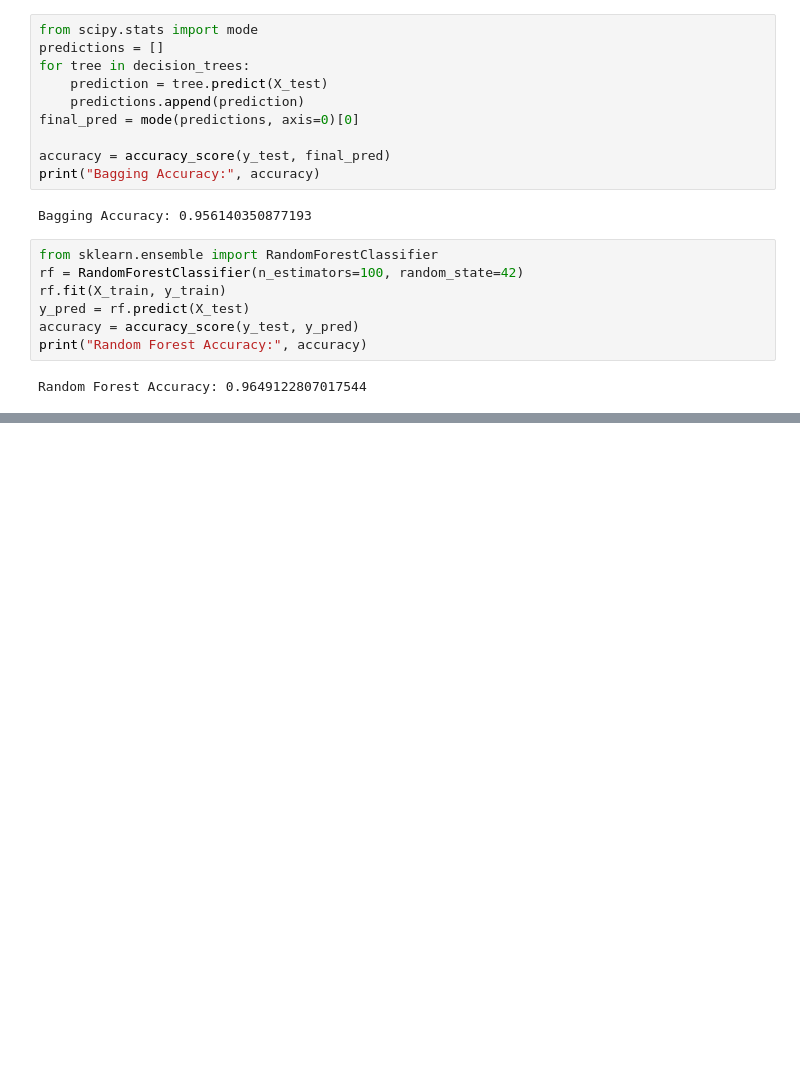
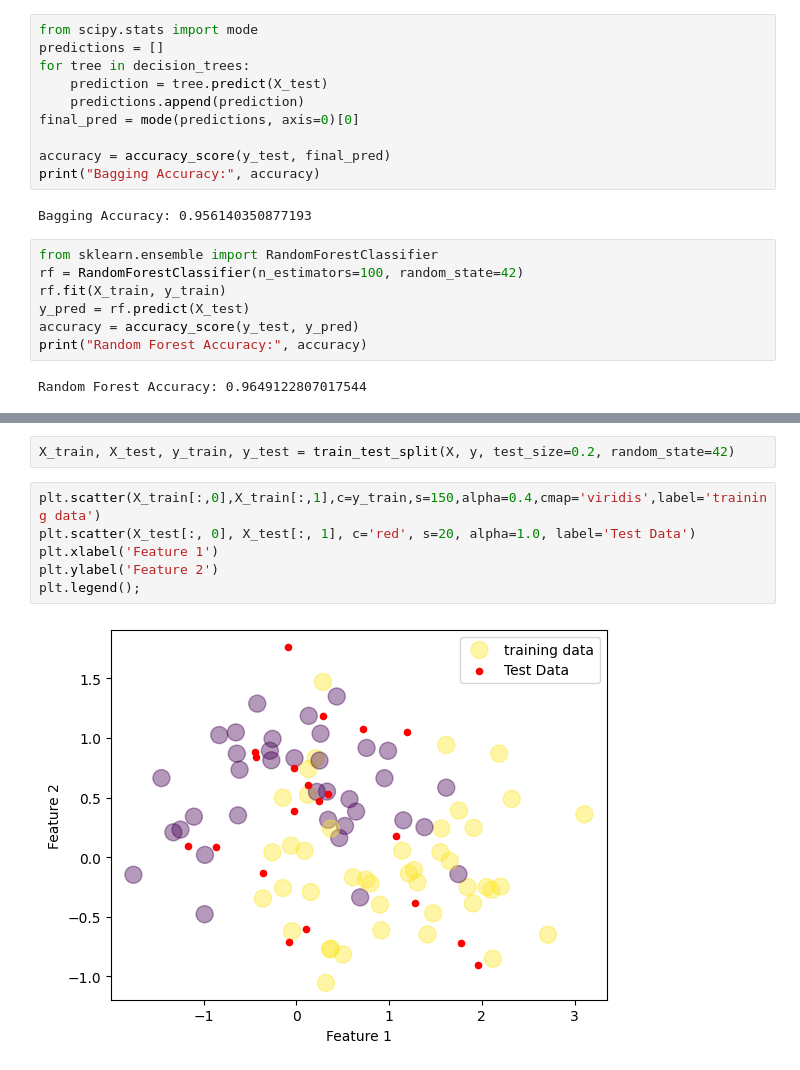
Before and after one commit to rishabh-mondal/blog, a Jupyter notebook: bagging.ipynb, the cells around one changed output, grey strips where cells are left out. Cells and saved outputs as stored; diff of their text form; blank space fills up the shorter version.

```diff
--- a/bagging.ipynb
+++ b/bagging.ipynb
@@ -135,0 +156,10 @@ Random Forest Accuracy: 0.9649122807017544
+# %%
+X_train, X_test, y_train, y_test = train_test_split(X, y, test_size=0.2, random_state=42)
+# %%
+plt.scatter(X_train[:,0],X_train[:,1],c=y_train,s=150,alpha=0.4,cmap='viridis',label='training data')
+plt.scatter(X_test[:, 0], X_test[:, 1], c='red', s=20, alpha=1.0, label='Test Data')
+plt.xlabel('Feature 1')
+plt.ylabel('Feature 2')
+plt.legend();
+# %% [output]
+[figure, added]
```
Also changed, not shown: parts of 9 cells of this notebook.
